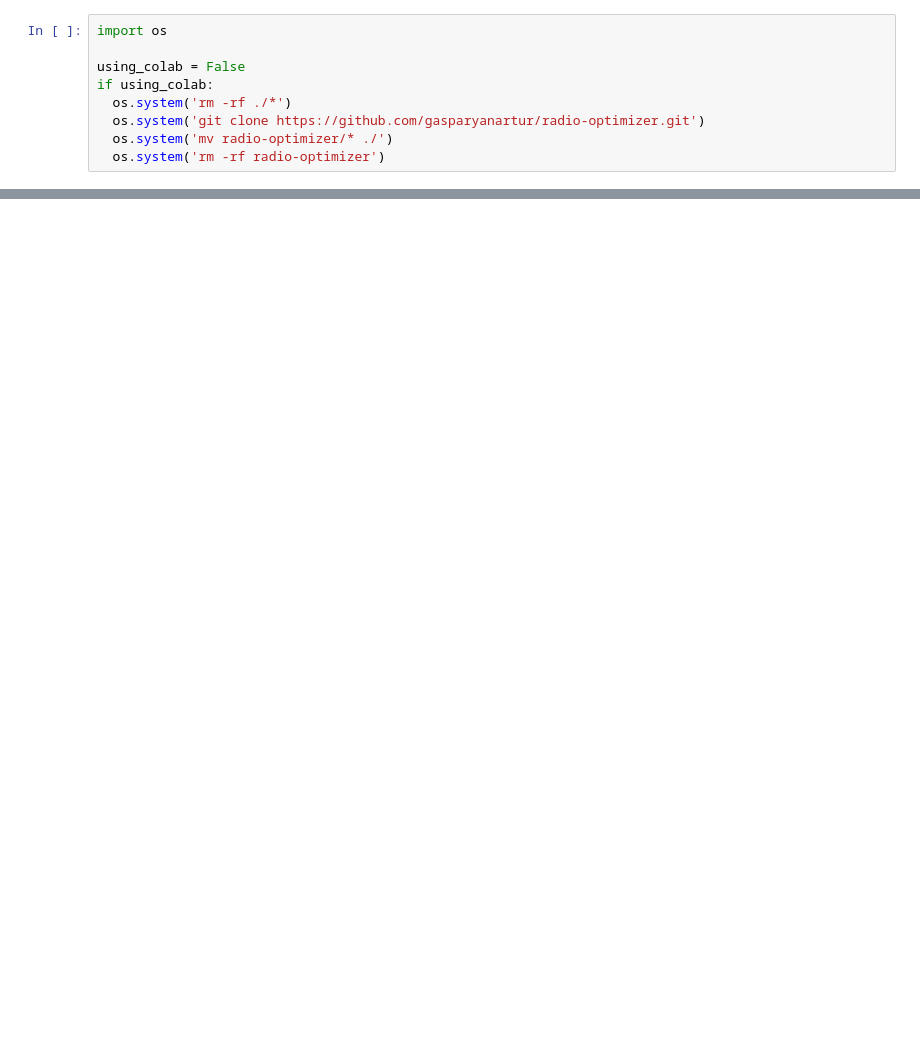
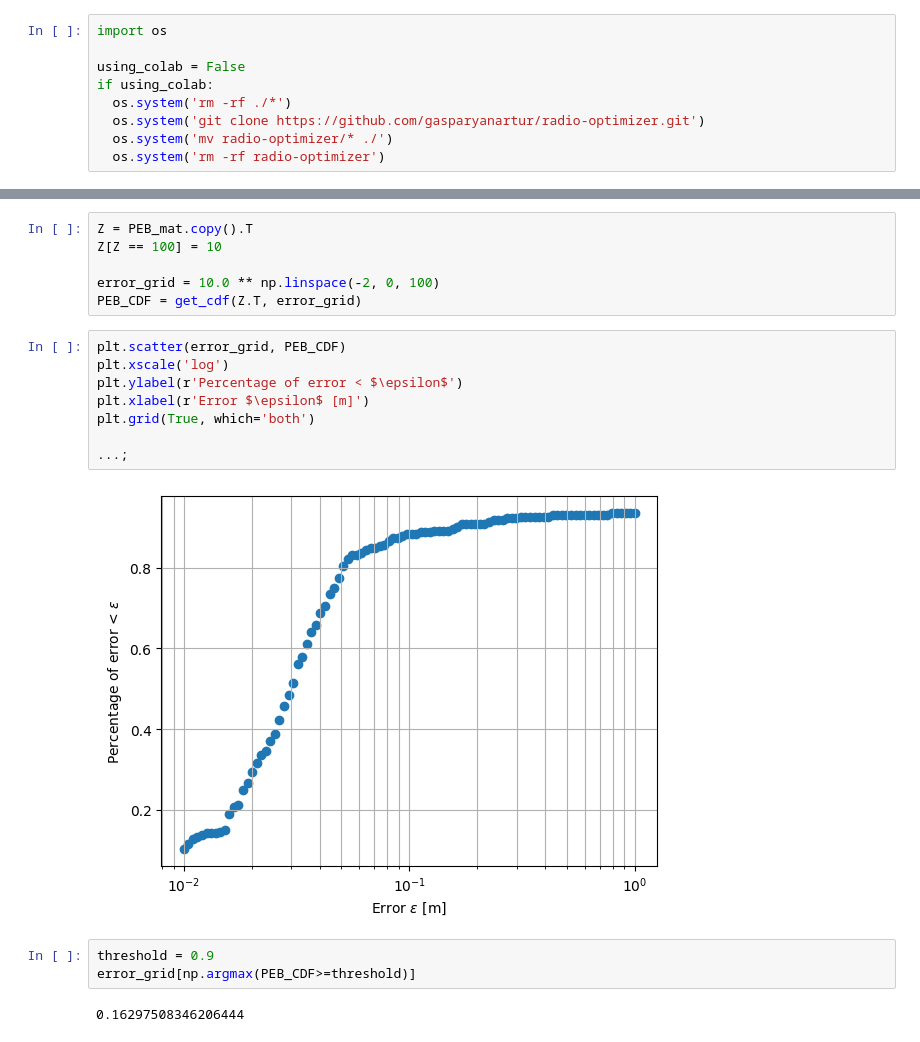
Before and after one commit to gasparyanartur/radio-optimizer, a Jupyter notebook: radio_optimizer.ipynb, the cells around one changed output, grey strips where cells are left out. Saved outputs shown, nothing was run; the diff lists cells and outputs as text; blank space fills up the shorter version.

```diff
--- a/radio_optimizer.ipynb
+++ b/radio_optimizer.ipynb
@@ -89,0 +100,21 @@ c.plot_scene()
+# %%
+Z = PEB_mat.copy().T
+Z[Z == 100] = 10
+
+error_grid = 10.0 ** np.linspace(-2, 0, 100)
+PEB_CDF = get_cdf(Z.T, error_grid)
+# %%
+plt.scatter(error_grid, PEB_CDF)
+plt.xscale('log')
+plt.ylabel(r'Percentage of error < $\epsilon$')
+plt.xlabel(r'Error $\epsilon$ [m]')
+plt.grid(True, which='both')
+
+...;
+# %% [output]
+[figure, added]
+# %%
+threshold = 0.9
+error_grid[np.argmax(PEB_CDF>=threshold)]
+# %% [output]
+0.16297508346206444
```
Also changed, not shown: parts of 4 cells of this notebook, 2 other files.
